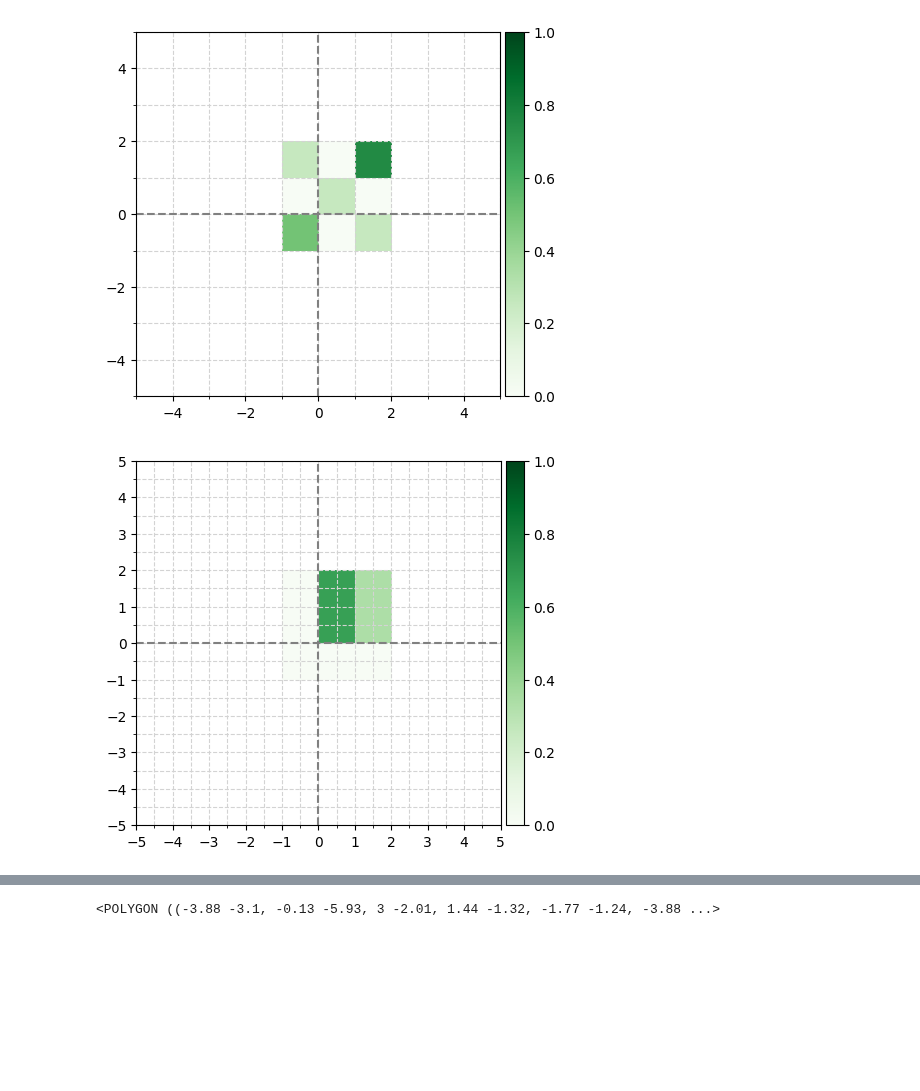
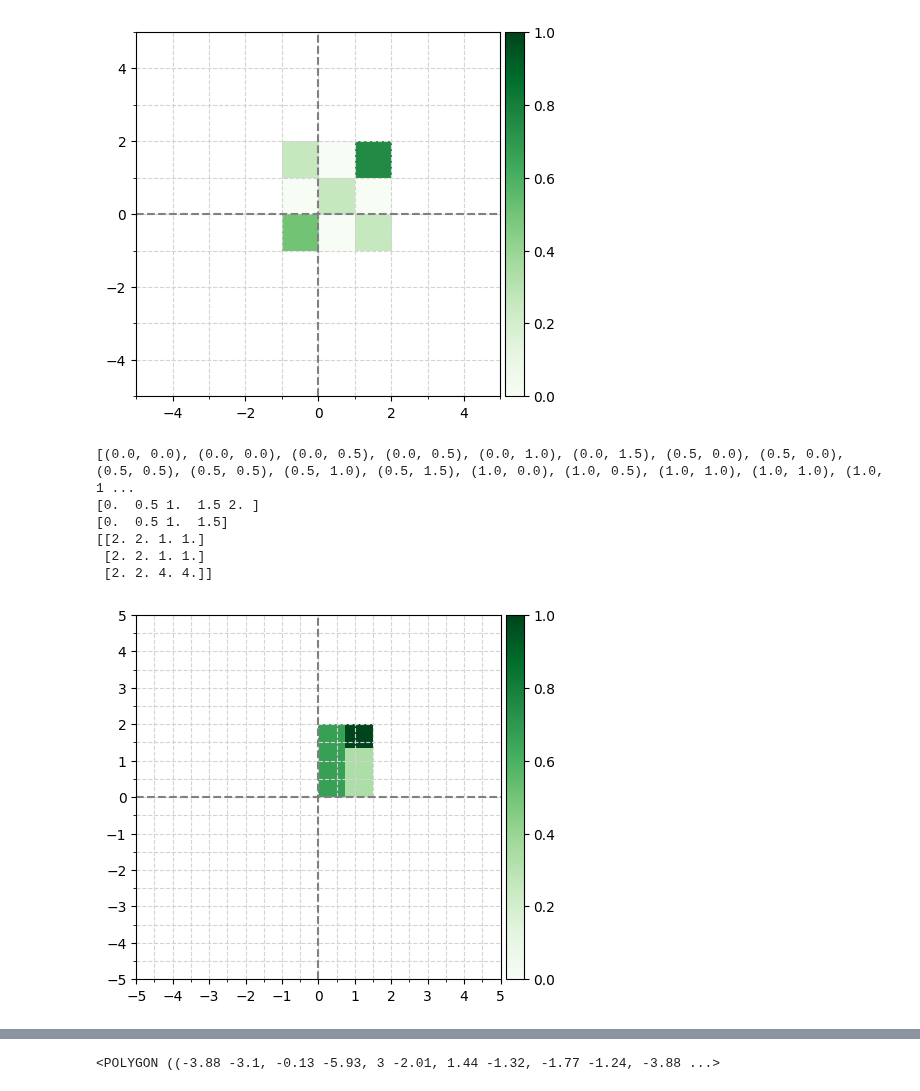
Before and after one commit to vingkan/nflbigdatabowl2023, a Jupyter notebook: notebooks/vinesh/heatmap_example.ipynb, the cells around one changed output, grey strips where cells are left out. Drawn from its saved outputs; the diff is of its cells as text; code cells hidden in the pictures; blank space fills up the shorter version.

```diff
--- a/notebooks/vinesh/heatmap_example.ipynb
+++ b/notebooks/vinesh/heatmap_example.ipynb
@@ -45,7 +45,8 @@ vec_vertices_to_shape = np.vectorize(vertices_to_shape)
 example_shapes = [
     ShapelyPolygon([(0, 0), (0, 1), (1, 1), (1, 0)]),
     ShapelyPolygon([(0, 0), (0, 2), (2, 2), (2, 0)]),
-    ShapelyPolygon([(0, 1), (0, 2), (1, 2), (1, 1)]),
+    # ShapelyPolygon([(0, 1), (0, 2), (1, 2), (1, 1)]),
+    ShapelyPolygon([(1, 1), (2, 1), (2, 2), (1, 2)]),
 ]
 # %%
 fig, ax = plt.subplots(1, 1)
@@ -149,12 +153,12 @@ data = [
     (1, 1),
     (0.5, 0.5),
 ]
+bins = np.arange(-1, 3, 1)
 heatmap, extent = heatmap_from_points(
     data,
     total=4,
-    bin_start=-1,
-    bin_end=2,
-    bin_size=1
+    x_bins=bins,
+    y_bins=bins
 )
 
 im = ax.imshow(heatmap, extent=extent, cmap="Greens", vmin=0, vmax=1, origin="lower")
@@ -178,13 +182,12 @@ plt.show()
 # %% [output]
 [figure]
 # %%
-def sample_points_in_shapes(shapes, bin_start, bin_end, bin_size):
-    sample_range = np.arange(bin_start, bin_end + bin_size, bin_size)
+def sample_points_in_shapes(shapes, x_bins, y_bins, bin_size):
     half_bin = bin_size / 2.0
     points_in_pocket = []
     # This triple for-loop is inefficient, optimize with vector operations.
-    for x in sample_range:
-        for y in sample_range:
+    for x in x_bins:
+        for y in y_bins:
             # Sample point should be in the midpoint of the cell.
             sample_point = (x + half_bin, y + half_bin)
             # Display point for heatmap should be on the cell edge.
@@ -200,57 +203,66 @@ def sample_points_in_shapes(shapes, bin_start, bin_end, bin_size):
                     points_in_pocket.append(display_point)
     return points_in_pocket
 # %%
-def get_heatmap_from_pocket_shapes(pocket_shapes, bin_start, bin_end, bin_size):
+def get_heatmap_from_pocket_shapes(pocket_shapes, x_range, y_range, bin_size):
+    x_min, x_max = x_range
+    y_min, y_max = y_range
+    x_bins = np.arange(x_min, x_max + bin_size, bin_size)
+    y_bins = np.arange(y_min, y_max + bin_size, bin_size)
     points_in_pocket = sample_points_in_shapes(
         pocket_shapes,
-        bin_start,
-        bin_end,
+        x_bins,
+        y_bins,
         bin_size,
     )
+    print(points_in_pocket)
     total = len(pocket_shapes)
     heatmap, extent = heatmap_from_points(
         points_in_pocket,
         total,
-        bin_start,
-        bin_end,
-        bin_size,
+        x_bins,
+        y_bins,
     )
-    return heatmap, extent
+    return heatmap, extent, bin_size
 # %%
 fig, ax = plt.subplots(1, 1)
 
-bin_size = 0.5
-heatmap, extent = get_heatmap_from_pocket_shapes(
+heatmap, extent, bin_size = get_heatmap_from_pocket_shapes(
     example_shapes,
-    bin_start=-1,
-    bin_end=2,
-    bin_size=bin_size,
+    x_range=(0, 2),
+    y_range=(0, 1.5),
+    bin_size=0.5,
 )
 
 im = ax.imshow(
     heatmap,
     extent=extent,
     cmap="Greens",
     vmin=0,
     vmax=1,
     origin="lower"
 )
 
 # Colorbar on ax code based on : https://stackoverflow.com/a/49037495
 divider = make_axes_locatable(ax)
 cax = divider.append_axes("right", size="5%", pad=0.05)
 fig.colorbar(im, cax=cax, orientation="vertical")
 
 ax.set_xlim(-5, 5)
 ax.set_ylim(-5, 5)
 ax.xaxis.set_major_locator(MultipleLocator(2 * bin_size))
 ax.yaxis.set_major_locator(MultipleLocator(2 * bin_size))
 ax.xaxis.set_minor_locator(MultipleLocator(bin_size))
 ax.yaxis.set_minor_locator(MultipleLocator(bin_size))
 ax.axhline(0, linestyle="--", color="gray")
 ax.axvline(0, linestyle="--", color="gray")
 ax.grid(which="both", linestyle="--", color="lightgray")
 fig.set_size_inches(5, 5)
 plt.show()
 # %% [output]
+[(0.0, 0.0), (0.0, 0.0), (0.0, 0.5), (0.0, 0.5), (0.0, 1.0), (0.0, 1.5), (0.5, 0.0), (0.5, 0.0), (0.5, 0.5), (0.5, 0.5), (0.5, 1.0), (0.5, 1.5), (1.0, 0.0), (1.0, 0.5), (1.0, 1.0), (1.0, 1.0), (1.0, 1 ...
+[0.  0.5 1.  1.5 2. ]
+[0.  0.5 1.  1.5]
+[[2. 2. 1. 1.]
+ [2. 2. 1. 1.]
+ [2. 2. 4. 4.]]
-[figure, old version]
+[figure, new version]
```
Also changed, not shown: parts of 16 cells of this notebook, 1 other file.
